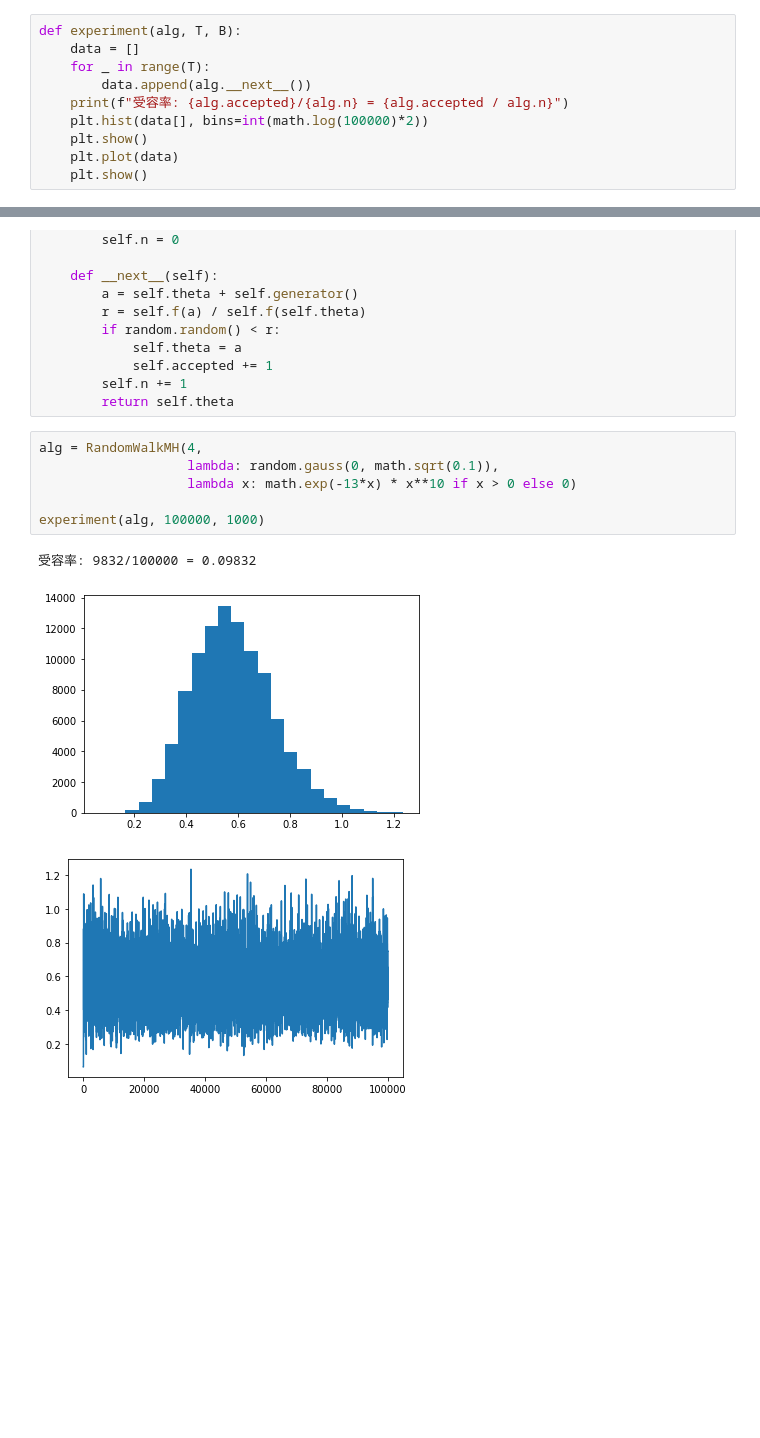
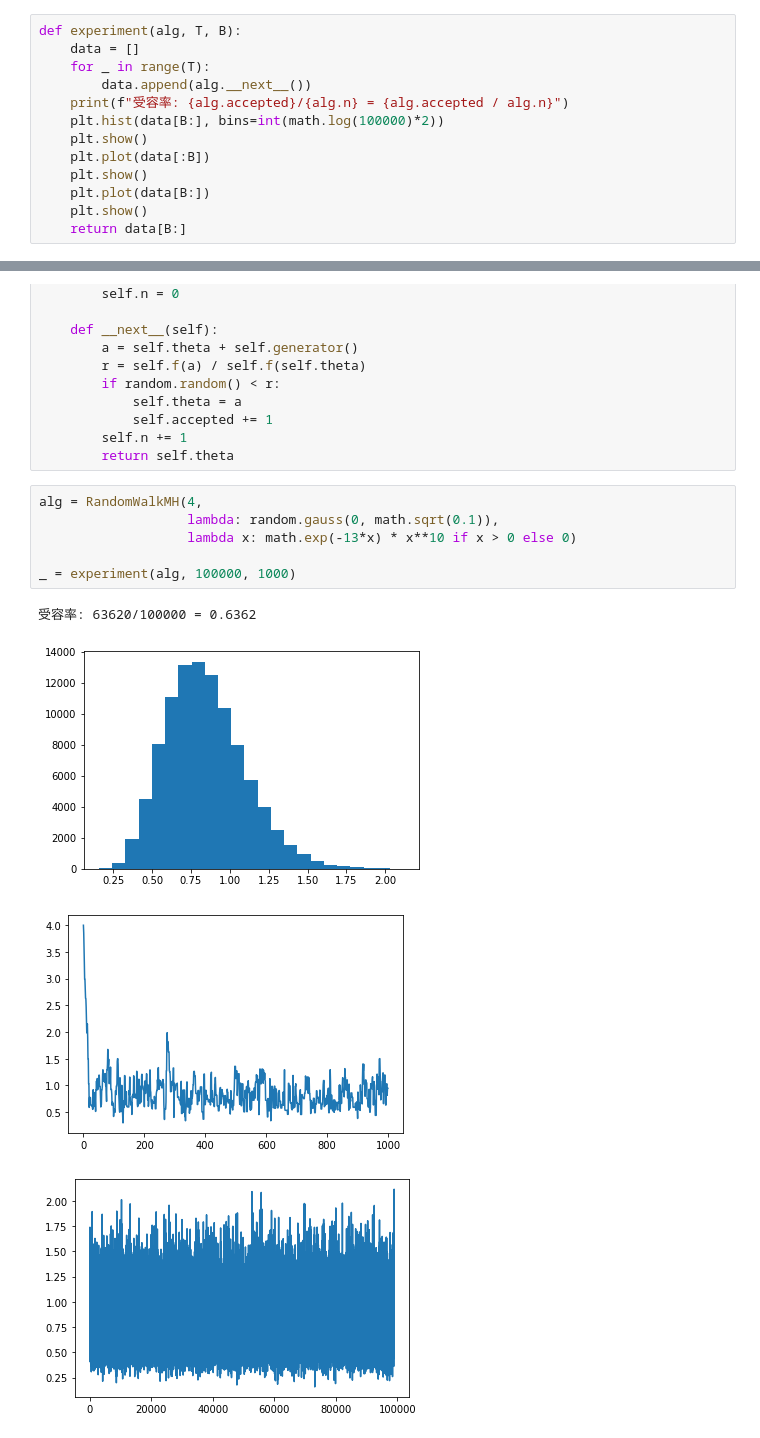
Before and after one commit to tansunogon/mcmc, a Jupyter notebook: chap4.Motropolis-Hastings_methods.ipynb, the cells around one changed output, grey strips where cells are left out. Cells and saved outputs as stored; diff of their text form; blank space fills up the shorter version.

```diff
--- a/chap4.Motropolis-Hastings_methods.ipynb
+++ b/chap4.Motropolis-Hastings_methods.ipynb
@@ -33,8 +34,11 @@ def experiment(alg, T, B):
     for _ in range(T):
         data.append(alg.__next__())
     print(f"受容率: {alg.accepted}/{alg.n} = {alg.accepted / alg.n}")
-    plt.hist(data[], bins=int(math.log(100000)*2))
+    plt.hist(data[B:], bins=int(math.log(100000)*2))
     plt.show()
-    plt.plot(data)
+    plt.plot(data[:B])
     plt.show()
+    plt.plot(data[B:])
+    plt.show()
+    return data[B:]
 # %% [markdown]
@@ -89,10 +95,11 @@ class RandomWalkMH:
 # %%
 alg = RandomWalkMH(4,
                    lambda: random.gauss(0, math.sqrt(0.1)),
                    lambda x: math.exp(-13*x) * x**10 if x > 0 else 0)
 
-experiment(alg, 100000, 1000)
+_ = experiment(alg, 100000, 1000)
 # %% [output]
-受容率: 9832/100000 = 0.09832
+受容率: 63620/100000 = 0.6362
-[figure, old version]
+[figure, new version]
-[figure, old version]
+[figure, new version]
+[figure, added]
```
Also changed, not shown: parts of 11 cells of this notebook, 1 other file.
